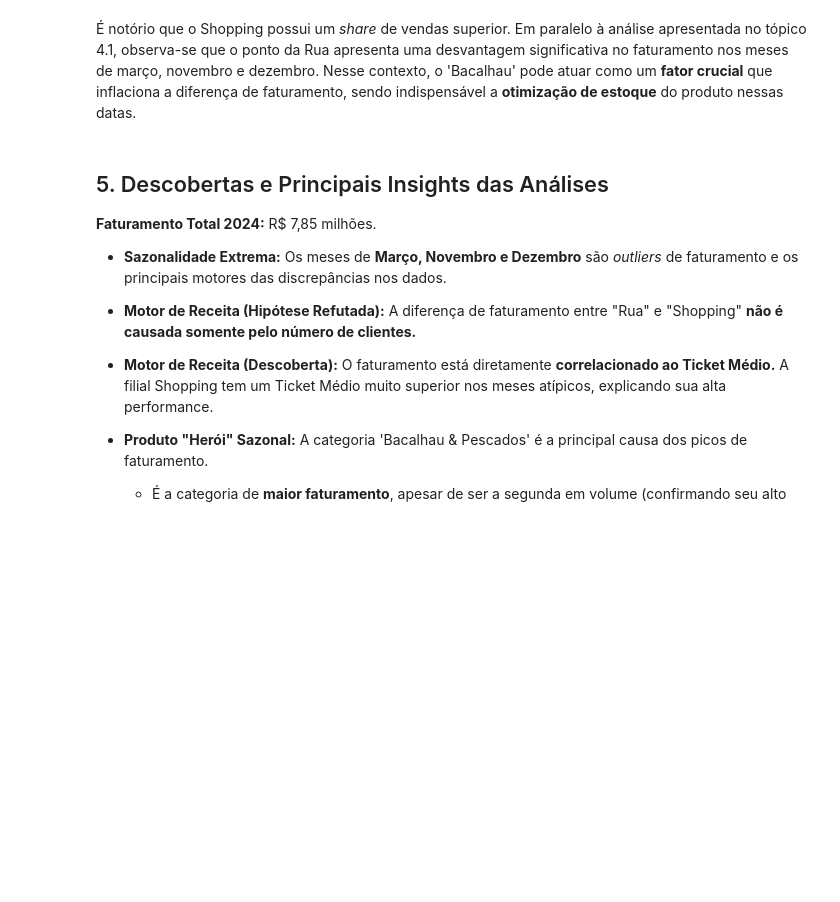
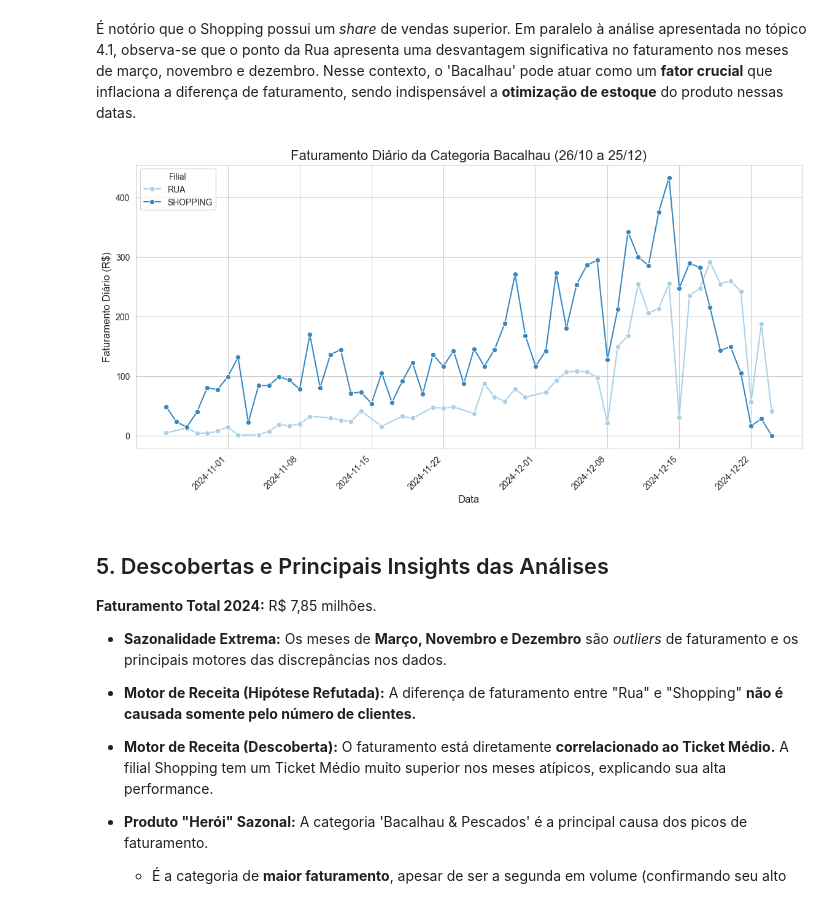
Before and after one commit to felipefsleal/Grupo6-ProjetoFinal, a Jupyter notebook: notebooks/01_eda.ipynb, the cells around one changed output. Drawn from its saved outputs; the diff is of its cells as text; code cells hidden in the pictures; blank space fills up the shorter version.

```diff
--- a/notebooks/01_eda.ipynb
+++ b/notebooks/01_eda.ipynb
@@ -392,5 +493,9 @@ pp.subcategoria_by_filial_sazonal(df_agg, 'Bacalhau')
 # %% [markdown]
 É notório que o Shopping possui um _share_ de vendas superior. Em paralelo à análise apresentada no tópico 4.1, observa-se que o ponto da Rua apresenta uma desvantagem significativa no faturamento nos meses de março, novembro e dezembro. Nesse contexto, o 'Bacalhau' pode atuar como um **fator crucial** que inflaciona a diferença de faturamento, sendo indispensável a **otimização de estoque** do produto nessas datas.
+# %%
+pp.bacalhau_antes_natal(df_agg)
+# %% [output]
+[figure, added]
 # %% [markdown]
 ## 5. Descobertas e Principais Insights das Análises
 
```
Also changed, not shown: parts of 16 cells of this notebook.
